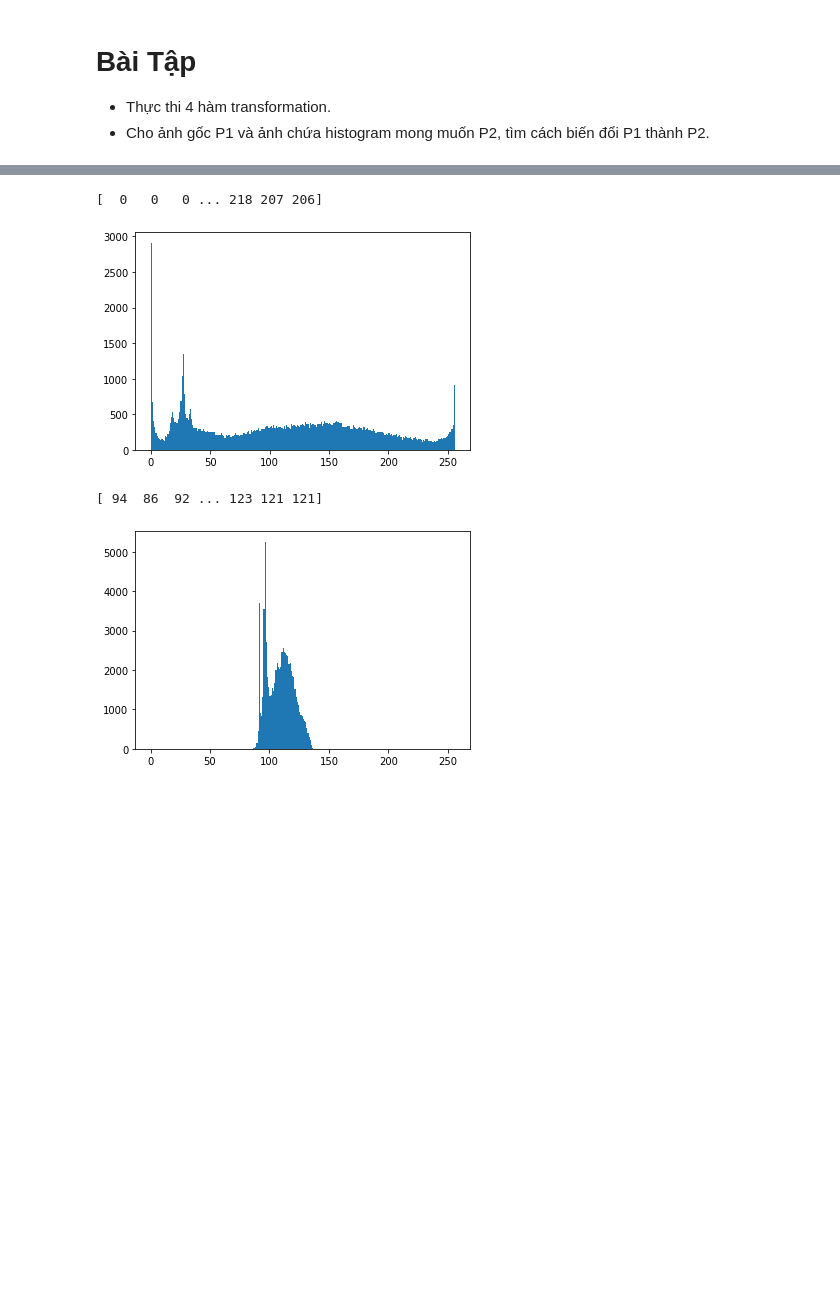
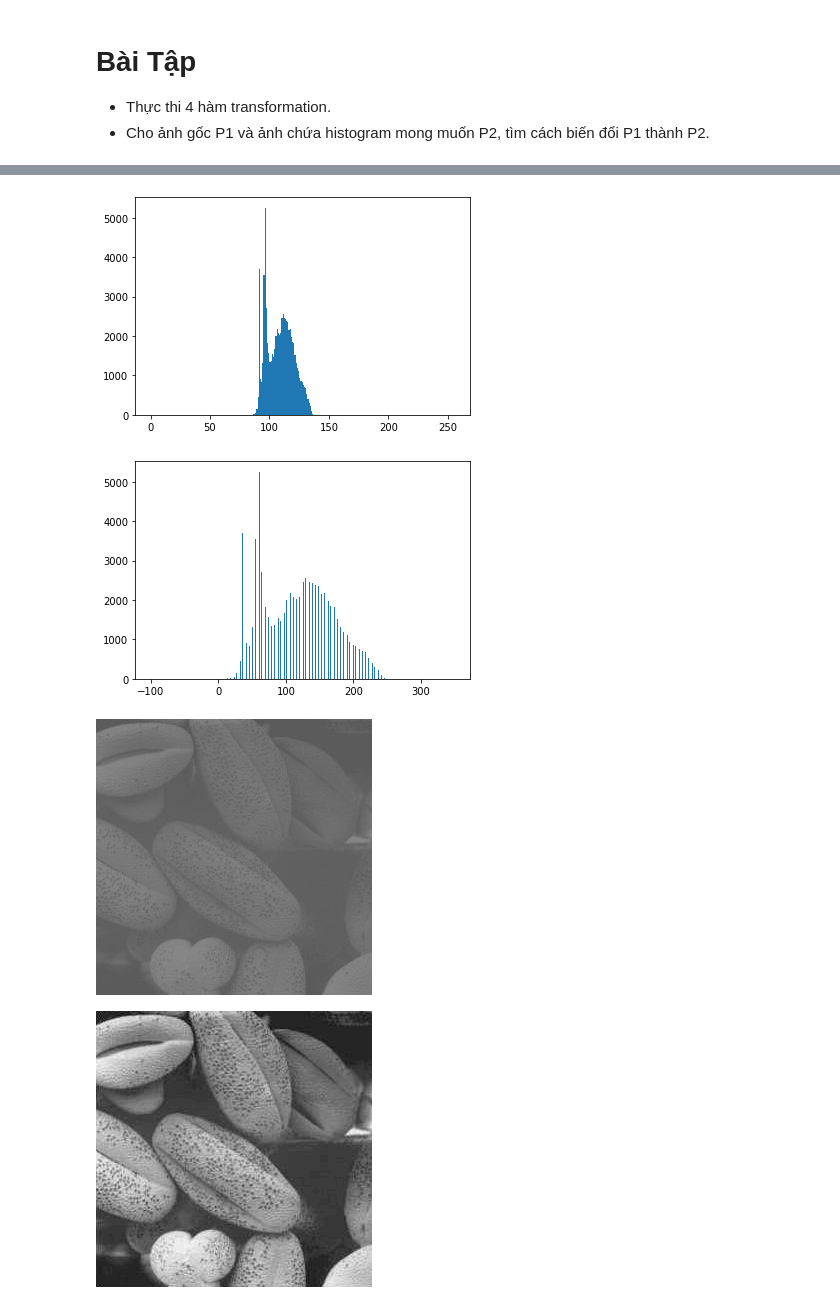
Before and after one commit to dr3g0ng44m/BinPL1999, a Jupyter notebook: PhiLongDIP0.ipynb, the cells around one changed output, grey strips where cells are left out. Saved outputs shown, nothing was run; the diff lists cells and outputs as text; code cells hidden in the pictures; blank space fills up the shorter version.

```diff
--- a/PhiLongDIP0.ipynb
+++ b/PhiLongDIP0.ipynb
@@ -7,17 +69,34 @@
 # %%
 import cv2
 import numpy as np
 from matplotlib import pyplot as plt
+from google.colab.patches import cv2_imshow
 
-img0 = cv2.imread('/DIPpicture1.jpg',0)
-print(img0.ravel())
+coefficient = {
+    'linear': [5, 2],
+    'expo': [3, 4],
+    'loga': [5, 6]
+}
+
+img0 = cv2.imread('/content/DIPpicture0.jpg',0)
 plt.hist(img0.ravel(),256,[0,256]); plt.show()
 
-img1 = cv2.imread('/DIPpicture0.jpg',0)
-print(img1.ravel())
-plt.hist(img1.ravel(),256,[0,256]); plt.show()
+delta = img0.max() - img0.min()
+imgLinear = (img0 - img0.min())/(delta)*255
+
+plt.hist(imgLinear.ravel(),256,[-100,350]); plt.show()
+
+cv2_imshow(img0)
+cv2_imshow(imgLinear)
+cv2.destroyAllWindows()
+
+# imgZero = np.asanyarray([[0]*276]*276)
+# print(imgZero)
+# print(type(imgZero))
+# cv2_imshow(imgZero)
+# cv2.destroyAllWindows()
 # %% [output]
-[  0   0   0 ... 218 207 206]
-[figure, old version]
+[figure, new version]
-[ 94  86  92 ... 123 121 121]
-[figure, old version]
+[figure, new version]
+[figure, added]
+[figure, added]
```
Also changed, not shown: parts of 1 cell of this notebook.
